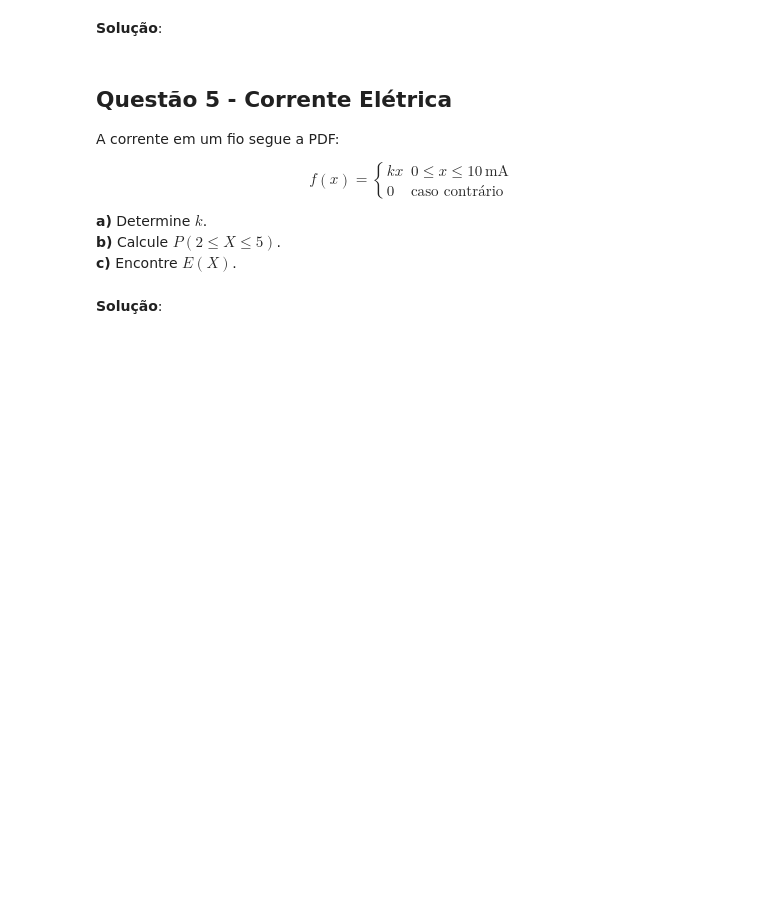
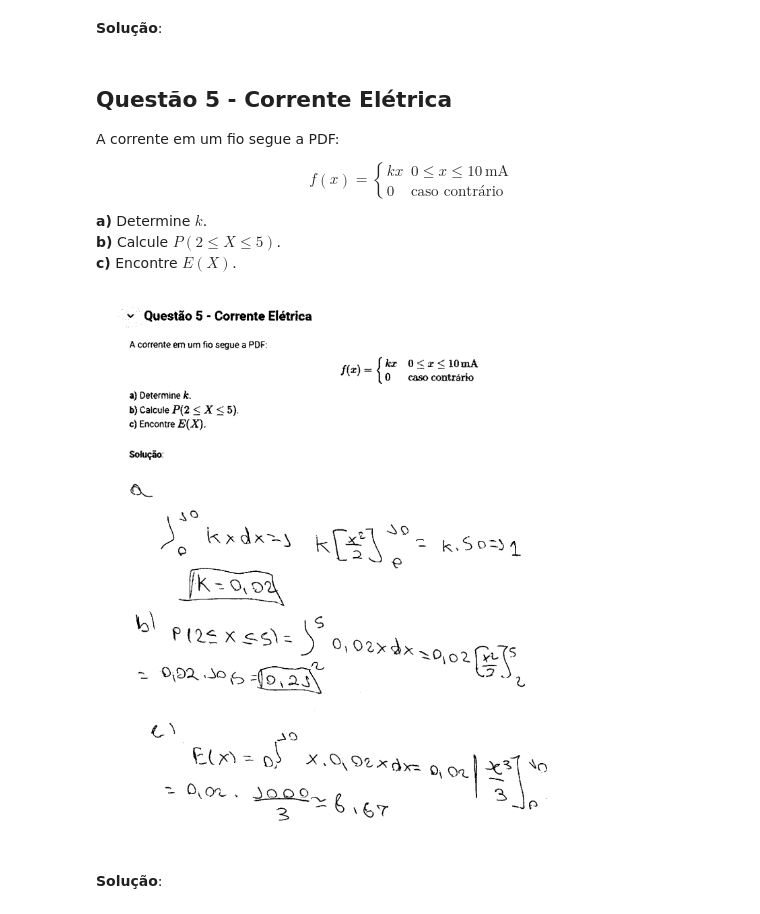
Before and after one commit to Lira25/estacionamento, a Jupyter notebook: assignments/E03/E03_VAs.ipynb, the cells around one changed output. Drawn from its saved outputs; the diff is of its cells as text; code cells hidden in the pictures; blank space fills up the shorter version.

```diff
--- a/assignments/E03/E03_VAs.ipynb
+++ b/assignments/E03/E03_VAs.ipynb
@@ -65,6 +111,19 @@ $$
 **a)** Determine $k$.
 **b)** Calcule $ P(2 \leq X \leq 5) $.
 **c)** Encontre $ E(X) $.
+# %%
+from IPython.display import Image, display
+
+imagens = [
+
+    '/content/5.png',
+
+]
+
+for img in imagens:
+    display(Image(img))
+# %% [output]
+[figure, added]
 # %% [markdown]
 **Solução**:
 # %% [markdown]
```
Also changed, not shown: parts of 10 cells of this notebook.
